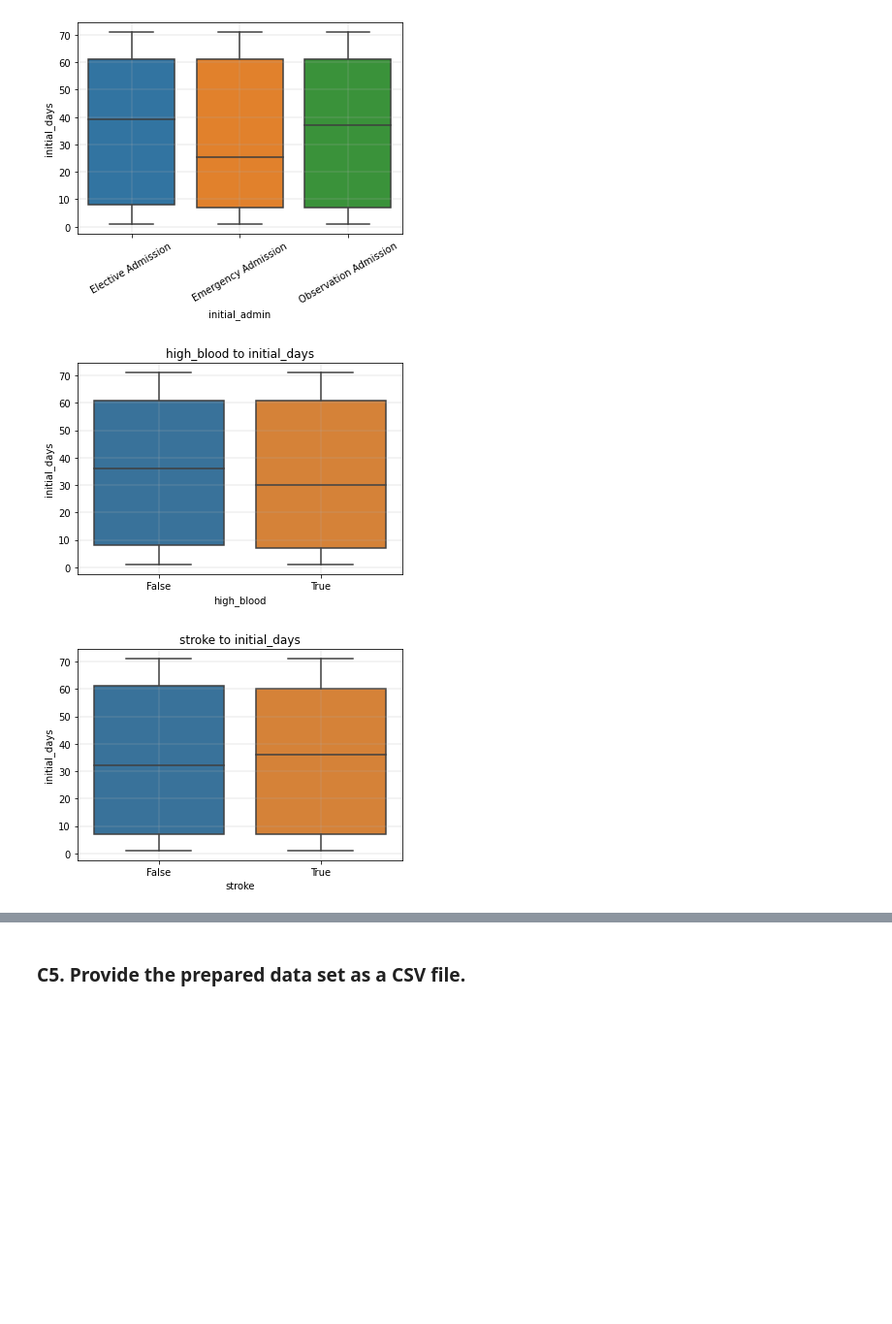
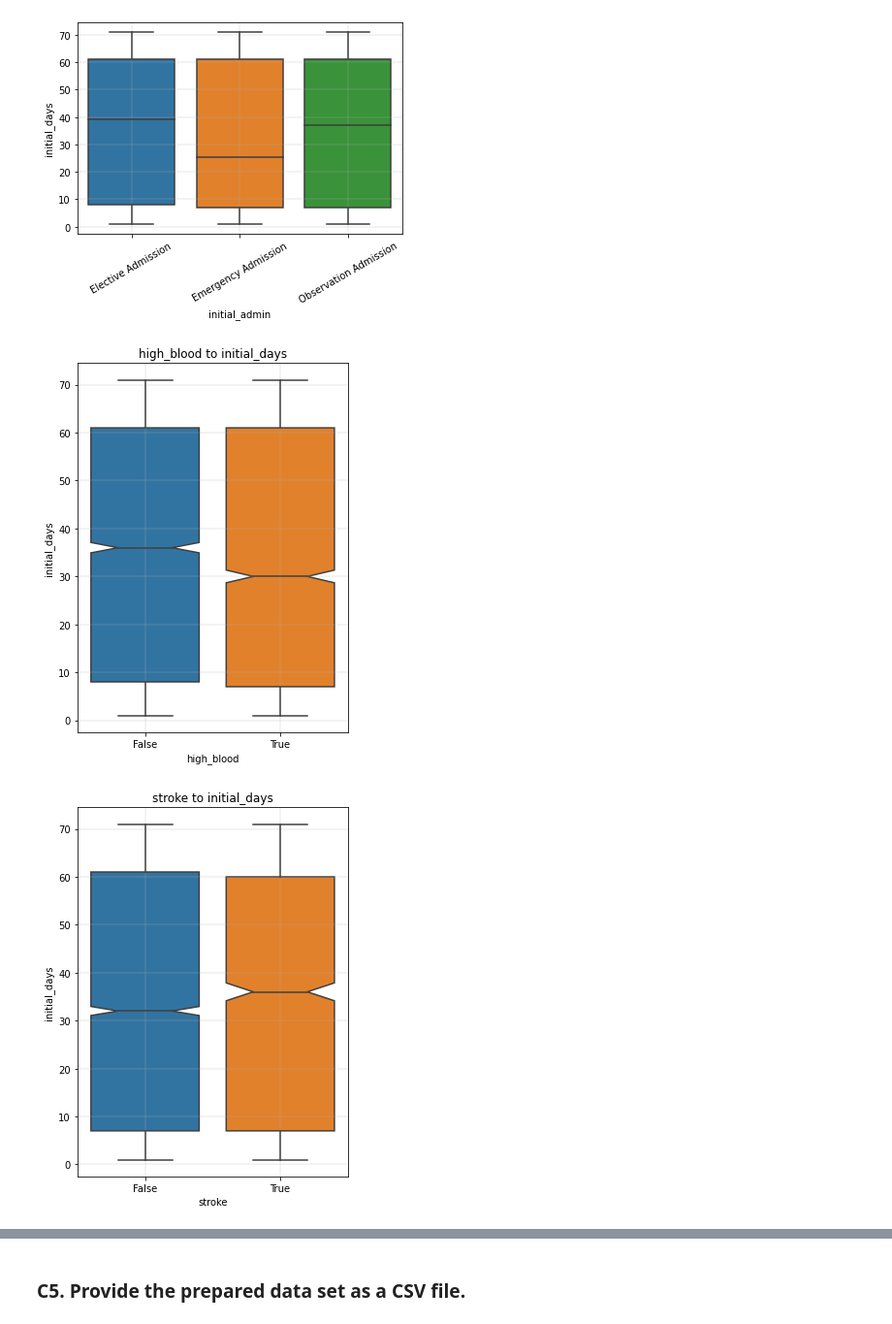
Before and after one commit to DesireeMcElroy/WGU_MSDA, a Jupyter notebook: D208-Predictive_Modeling/logistic_reg_task1.ipynb, the cells around one changed output, grey strips where cells are left out. Shown at 97% size. Saved outputs shown, nothing was run; the diff lists cells and outputs as text; code cells hidden in the pictures; blank space fills up the shorter version.

Commit message:
split data

```diff
--- a/D208-Predictive_Modeling/logistic_reg_task1.ipynb
+++ b/D208-Predictive_Modeling/logistic_reg_task1.ipynb
@@ -521,10 +510,11 @@ initial_admin to initial_days
 [figure]
 # %%
 for i in boolean_vars:
-    sns.boxplot(x=i, y='initial_days', data=df),
+    plt.figure(figsize=(5,7))
+    sns.boxplot(x=i, y='initial_days', data=df, notch=True)
     plt.title(f'{i} to initial_days')
     plt.grid(linewidth=0.3)
     plt.show()
 # %% [output]
-[figure, old version]
+[figure, new version]
-[figure, old version]
+[figure, new version]
```
Also changed, not shown: parts of 20 cells of this notebook.
